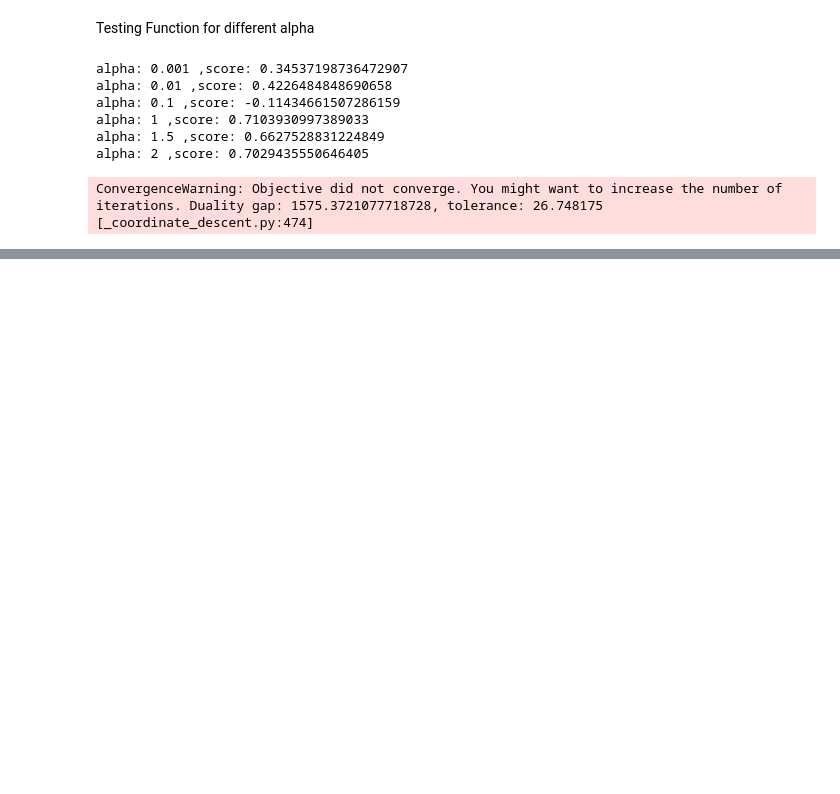
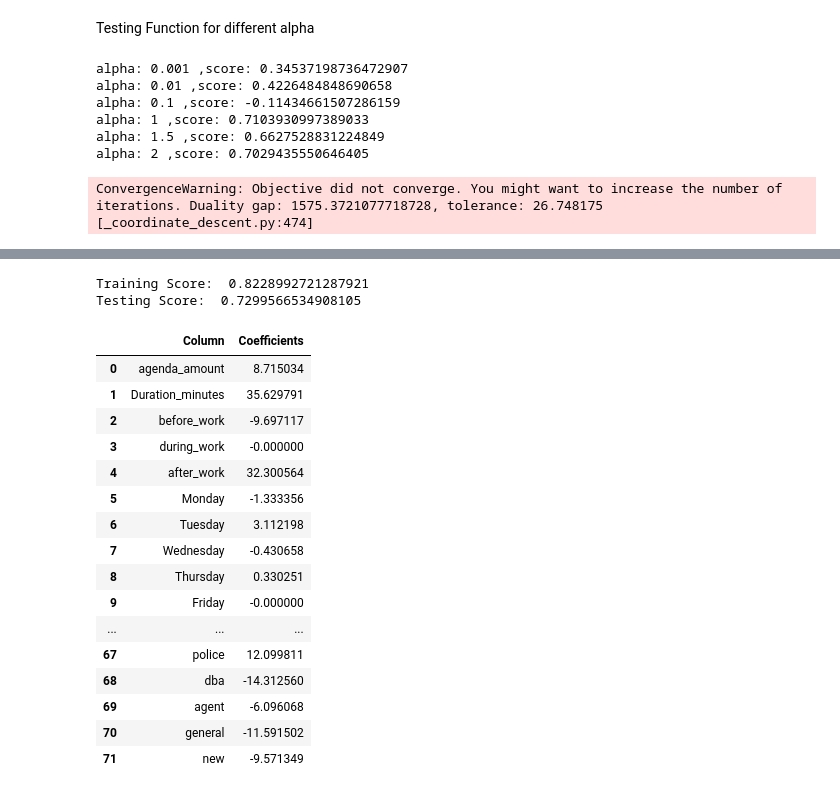
Before and after one commit to terryghanty/cs638, a Jupyter notebook: meetings/Lasso.ipynb, the cells around one changed output, grey strips where cells are left out. Cells and saved outputs as stored; diff of their text form; code cells hidden in the pictures; blank space fills up the shorter version.

```diff
--- a/meetings/Lasso.ipynb
+++ b/meetings/Lasso.ipynb
@@ -941,0 +975,31 @@ ConvergenceWarning: Objective did not converge. You might want to increase the n
+# %%
+scaled_X_df['Participants']=meeting['Participants']
+train, test = train_test_split(scaled_X_df)
+scaled_lr = linear_model.Lasso(alpha=0.1)
+scaled_lr.fit(train.loc[:, train.columns != 'Participants'], train["Participants"])
+print("Training Score: ",scaled_lr.score(train.loc[:, train.columns != 'Participants'], train["Participants"]),"\n"
+ "Testing Score: ", scaled_lr.score(test.loc[:, test.columns != 'Participants'], test["Participants"]))
+# %% [output]
+Training Score:  0.8228992721287921
+Testing Score:  0.7299566534908105
+# %%
+coef_df_scaled = DataFrame({'Column':list(train.loc[:, train.columns != 'Participants'].columns), 'Coefficients':list(scaled_lr.coef_)})
+coef_df_scaled
+# %% [output]
+|  | Column | Coefficients |
+| 0 | agenda_amount | 8.715034 |
+| 1 | Duration_minutes | 35.629791 |
+| 2 | before_work | -9.697117 |
+| 3 | during_work | -0.000000 |
+| 4 | after_work | 32.300564 |
+| 5 | Monday | -1.333356 |
+| 6 | Tuesday | 3.112198 |
+| 7 | Wednesday | -0.430658 |
+| 8 | Thursday | 0.330251 |
+| 9 | Friday | -0.000000 |
+| ... | ... | ... |
+| 67 | police | 12.099811 |
+| 68 | dba | -14.312560 |
+| 69 | agent | -6.096068 |
+| 70 | general | -11.591502 |
+| 71 | new | -9.571349 |
```
Also changed, not shown: parts of 22 cells of this notebook, 2 other files.
